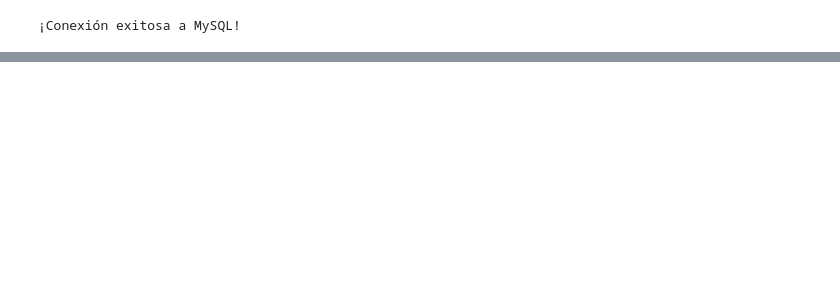
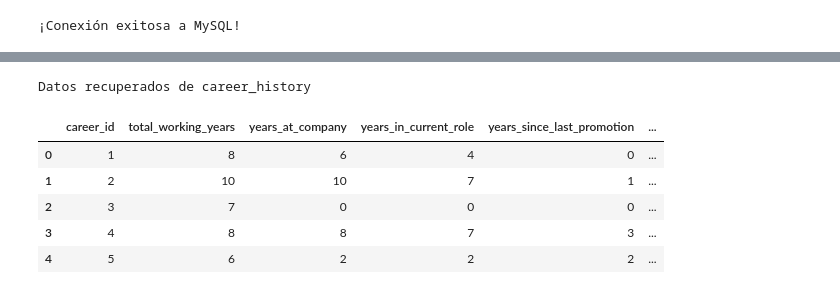
Before and after one commit to eva5ferrer/project-da-promo-63-modulo-3-team-1, a Jupyter notebook: fase-4-bbdd.ipynb, the cells around one changed output, grey strips where cells are left out. Cells and saved outputs as stored; diff of their text form; code cells hidden in the pictures; blank space fills up the shorter version.

```diff
--- a/fase-4-bbdd.ipynb
+++ b/fase-4-bbdd.ipynb
@@ -373,0 +282,14 @@ print("Artistas insertados.")
+# %%
+df_career_history_ids = obtener_dataframe_desde_mysql(mycursor,"career_history",
+    ["career_id","total_working_years","years_at_company","years_in_current_role","years_since_last_promotion","years_with_curr_manager",
+    "num_companies_worked","training_times_last_year","attrition"])
+
+df_career_history_ids.head()
+# %% [output]
+Datos recuperados de career_history
+|  | career_id | total_working_years | years_at_company | years_in_current_role | years_since_last_promotion | ... |
+| 0 | 1 | 8 | 6 | 4 | 0 | ... |
+| 1 | 2 | 10 | 10 | 7 | 1 | ... |
+| 2 | 3 | 7 | 0 | 0 | 0 | ... |
+| 3 | 4 | 8 | 8 | 7 | 3 | ... |
+| 4 | 5 | 6 | 2 | 2 | 2 | ... |
```
Also changed, not shown: parts of 72 cells of this notebook.
